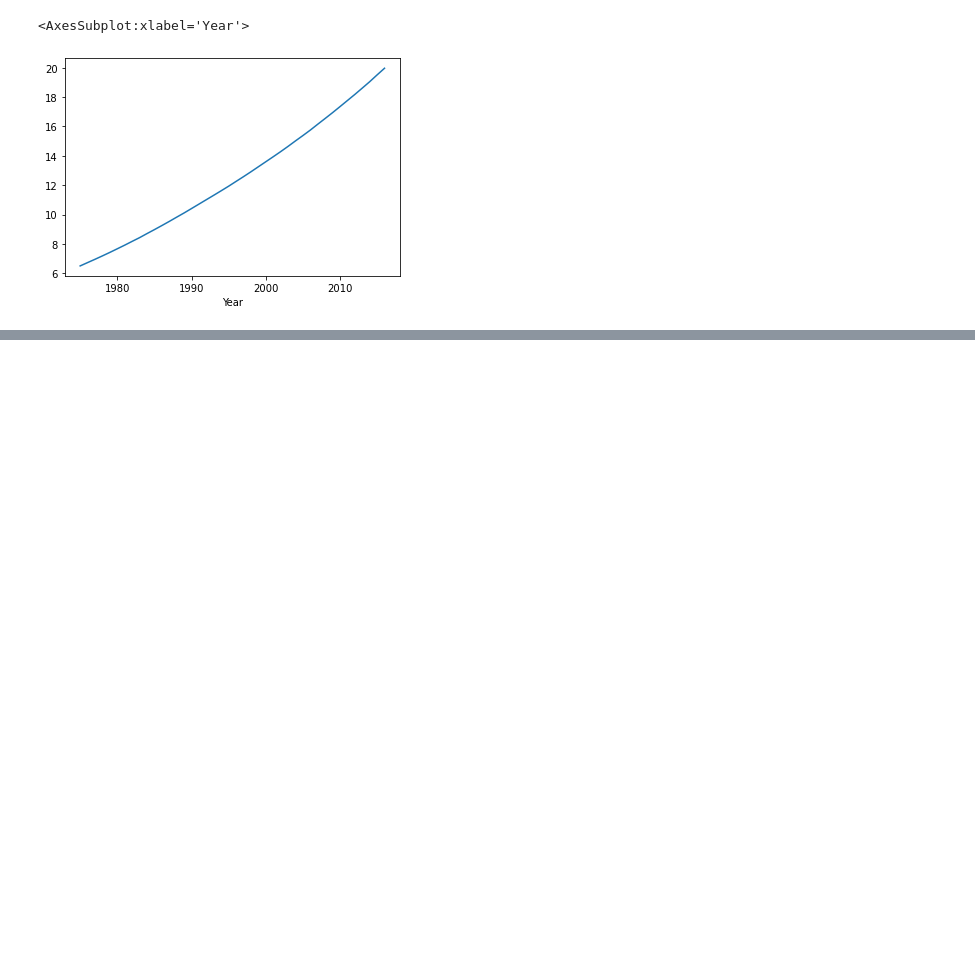
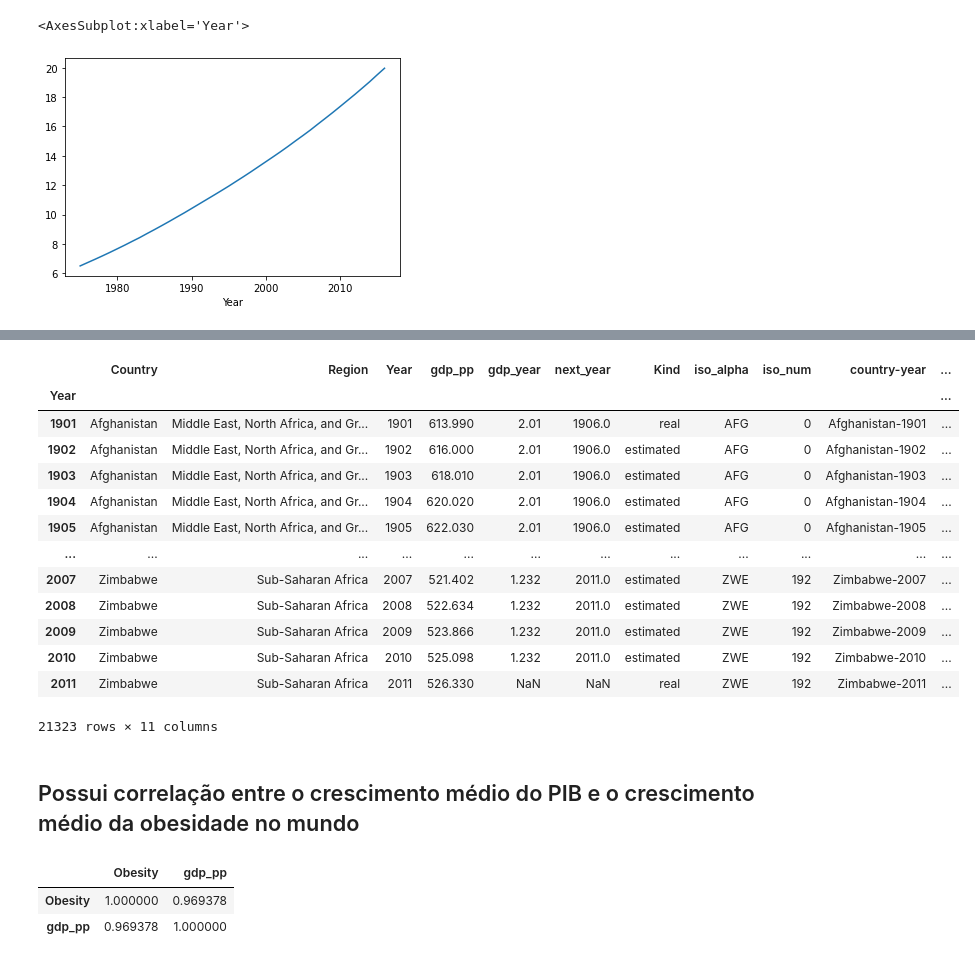
Before and after one commit to michelsodre/dataAnalitic-Obesity, a Jupyter notebook: Analise dados Obesidade.ipynb, the cells around one changed output, grey strips where cells are left out. Cells and saved outputs as stored; diff of their text form; code cells hidden in the pictures; blank space fills up the shorter version.

```diff
--- a/Analise dados Obesidade.ipynb
+++ b/Analise dados Obesidade.ipynb
@@ -246,0 +553,25 @@ df_both.groupby("Year")["Obesity"].mean().plot()
+# %%
+df_obesidade["country-year"] = df_obesidade["Country"] + "-" + df_obesidade.reset_index()["Year"].apply(lambda x: str(int(x))).values
+# %%
+dict_obesity_year = df_obesidade.set_index("country-year").to_dict()["Obesity"]
+# %%
+df_gdp["country-year"] = df_gdp["Country"] + "-" + df_gdp["Year"].apply(lambda x: str(int(x))).values
+# %%
+df_gdp["Obesity"] = df_gdp["country-year"].map(dict_obesity_year)
+# %%
+df_gdp
+# %% [output]
+|  | Country | Region | Year | gdp_pp | gdp_year | next_year | Kind | iso_alpha | iso_num | country-year | ... |
+| Year |  |  |  |  |  |  |  |  |  |  | ... |
+| 1901 | Afghanistan | Middle East, North Africa, and Gr... | 1901 | 613.990 | 2.01 | 1906.0 | real | AFG | 0 | Afghanistan-1901 | ... |
+| 1902 | Afghanistan | Middle East, North Africa, and Gr... | 1902 | 616.000 | 2.01 | 1906.0 | estimated | AFG | 0 | Afghanistan-1902 | ... |
+| 1903 | Afghanistan | Middle East, North Africa, and Gr... | 1903 | 618.010 | 2.01 | 1906.0 | estimated | AFG | 0 | Afghanistan-1903 | ... |
+| 1904 | Afghanistan | Middle East, North Africa, and Gr... | 1904 | 620.020 | 2.01 | 1906.0 | estimated | AFG | 0 | Afghanistan-1904 | ... |
+| 1905 | Afghanistan | Middle East, North Africa, and Gr... | 1905 | 622.030 | 2.01 | 1906.0 | estimated | AFG | 0 | Afghanistan-1905 | ... |
+| ... | ... | ... | ... | ... | ... | ... | ... | ... | ... | ... | ... |
+| 2007 | Zimbabwe | Sub-Saharan Africa | 2007 | 521.402 | 1.232 | 2011.0 | estimated | ZWE | 192 | Zimbabwe-2007 | ... |
+| 2008 | Zimbabwe | Sub-Saharan Africa | 2008 | 522.634 | 1.232 | 2011.0 | estimated | ZWE | 192 | Zimbabwe-2008 | ... |
+| 2009 | Zimbabwe | Sub-Saharan Africa | 2009 | 523.866 | 1.232 | 2011.0 | estimated | ZWE | 192 | Zimbabwe-2009 | ... |
+| 2010 | Zimbabwe | Sub-Saharan Africa | 2010 | 525.098 | 1.232 | 2011.0 | estimated | ZWE | 192 | Zimbabwe-2010 | ... |
+| 2011 | Zimbabwe | Sub-Saharan Africa | 2011 | 526.330 | NaN | NaN | real | ZWE | 192 | Zimbabwe-2011 | ... |
+21323 rows × 11 columns
@@ -246,0 +580,8 @@ df_both.groupby("Year")["Obesity"].mean().plot()
+# %% [markdown]
+## Possui correlação entre o crescimento médio do PIB e o crescimento médio da obesidade no mundo
+# %%
+df_gdp_clean.reset_index(drop=True).groupby("Year")[["Obesity", "gdp_pp"]].mean().corr()
+# %% [output]
+|  | Obesity | gdp_pp |
+| Obesity | 1.000000 | 0.969378 |
+| gdp_pp | 0.969378 | 1.000000 |
```
Also changed, not shown: parts of 46 cells of this notebook.
